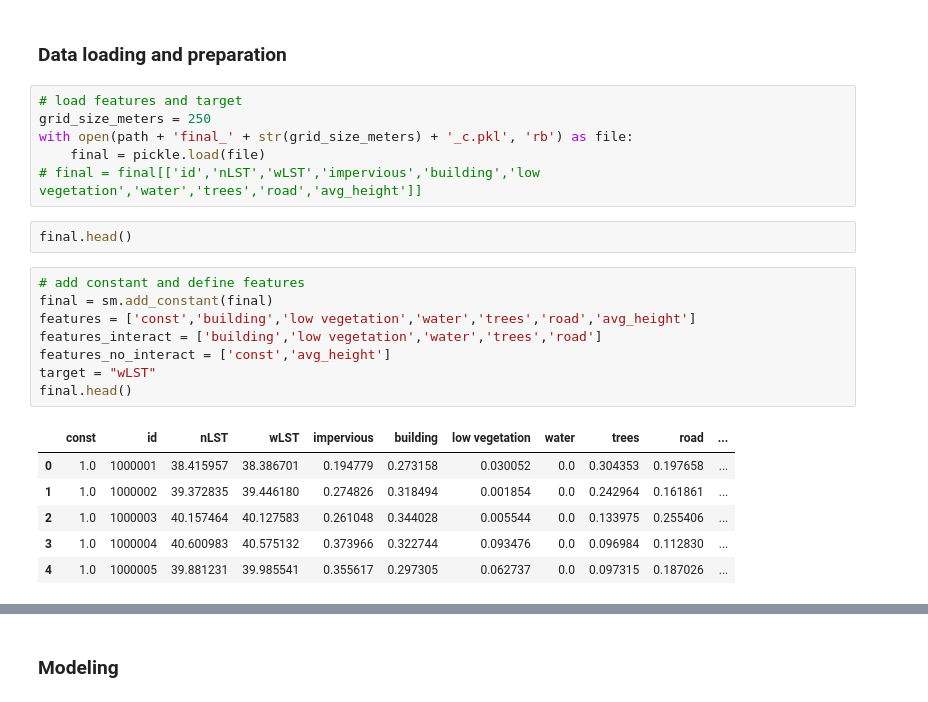
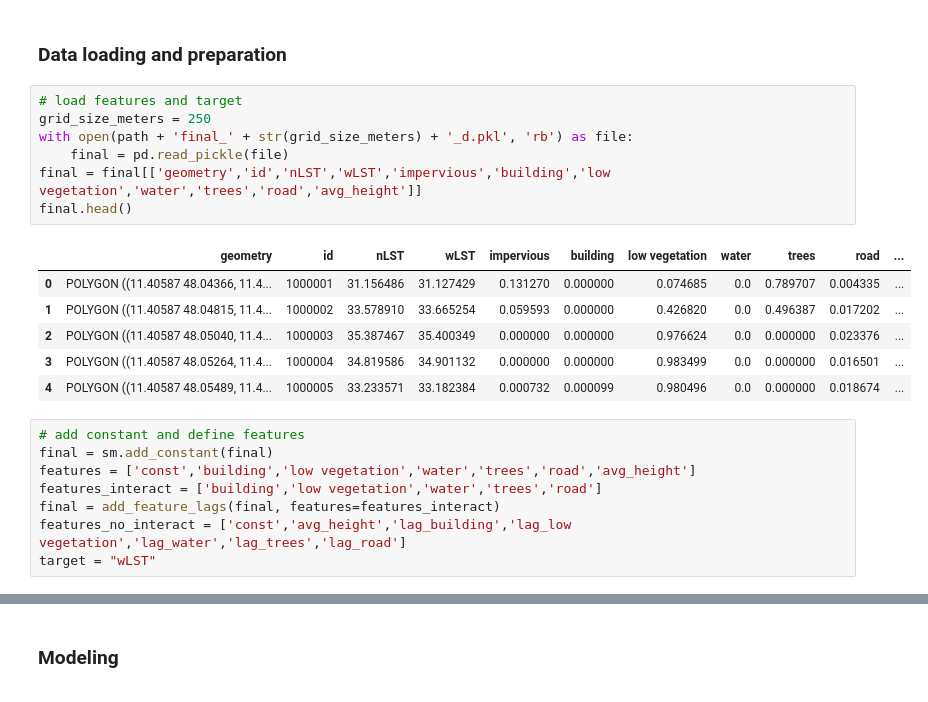
Before and after one commit to MGenschow/DS_Project, a Jupyter notebook: modules/models/UHI_modeling/UHI_modeling.ipynb, the cells around one changed output, grey strips where cells are left out. Saved outputs shown, nothing was run; the diff lists cells and outputs as text.

```diff
--- a/modules/models/UHI_modeling/UHI_modeling.ipynb
+++ b/modules/models/UHI_modeling/UHI_modeling.ipynb
@@ -36,24 +42,23 @@ from models.UHI_modeling.UHI import *
 # %%
 # load features and target
 grid_size_meters = 250
-with open(path + 'final_' + str(grid_size_meters) + '_c.pkl', 'rb') as file:
-    final = pickle.load(file)
-# final = final[['id','nLST','wLST','impervious','building','low vegetation','water','trees','road','avg_height']]
+with open(path + 'final_' + str(grid_size_meters) + '_d.pkl', 'rb') as file:
+    final = pd.read_pickle(file)
+final = final[['geometry','id','nLST','wLST','impervious','building','low vegetation','water','trees','road','avg_height']]
+final.head()
+# %% [output]
+|  | geometry | id | nLST | wLST | impervious | building | low vegetation | water | trees | road | ... |
+| 0 | POLYGON ((11.40587 48.04366, 11.4... | 1000001 | 31.156486 | 31.127429 | 0.131270 | 0.000000 | 0.074685 | 0.0 | 0.789707 | 0.004335 | ... |
+| 1 | POLYGON ((11.40587 48.04815, 11.4... | 1000002 | 33.578910 | 33.665254 | 0.059593 | 0.000000 | 0.426820 | 0.0 | 0.496387 | 0.017202 | ... |
+| 2 | POLYGON ((11.40587 48.05040, 11.4... | 1000003 | 35.387467 | 35.400349 | 0.000000 | 0.000000 | 0.976624 | 0.0 | 0.000000 | 0.023376 | ... |
+| 3 | POLYGON ((11.40587 48.05264, 11.4... | 1000004 | 34.819586 | 34.901132 | 0.000000 | 0.000000 | 0.983499 | 0.0 | 0.000000 | 0.016501 | ... |
+| 4 | POLYGON ((11.40587 48.05489, 11.4... | 1000005 | 33.233571 | 33.182384 | 0.000732 | 0.000099 | 0.980496 | 0.0 | 0.000000 | 0.018674 | ... |
-# %%
-final.head()
 # %%
 # add constant and define features
 final = sm.add_constant(final)
 features = ['const','building','low vegetation','water','trees','road','avg_height']
 features_interact = ['building','low vegetation','water','trees','road']
-features_no_interact = ['const','avg_height']
+final = add_feature_lags(final, features=features_interact)
+features_no_interact = ['const','avg_height','lag_building','lag_low vegetation','lag_water','lag_trees','lag_road']
 target = "wLST"
-final.head()
-# %% [output]
-|  | const | id | nLST | wLST | impervious | building | low vegetation | water | trees | road | ... |
-| 0 | 1.0 | 1000001 | 38.415957 | 38.386701 | 0.194779 | 0.273158 | 0.030052 | 0.0 | 0.304353 | 0.197658 | ... |
-| 1 | 1.0 | 1000002 | 39.372835 | 39.446180 | 0.274826 | 0.318494 | 0.001854 | 0.0 | 0.242964 | 0.161861 | ... |
-| 2 | 1.0 | 1000003 | 40.157464 | 40.127583 | 0.261048 | 0.344028 | 0.005544 | 0.0 | 0.133975 | 0.255406 | ... |
-| 3 | 1.0 | 1000004 | 40.600983 | 40.575132 | 0.373966 | 0.322744 | 0.093476 | 0.0 | 0.096984 | 0.112830 | ... |
-| 4 | 1.0 | 1000005 | 39.881231 | 39.985541 | 0.355617 | 0.297305 | 0.062737 | 0.0 | 0.097315 | 0.187026 | ... |
 # %%
```
Also changed, not shown: parts of 14 cells of this notebook, 1 other file.
